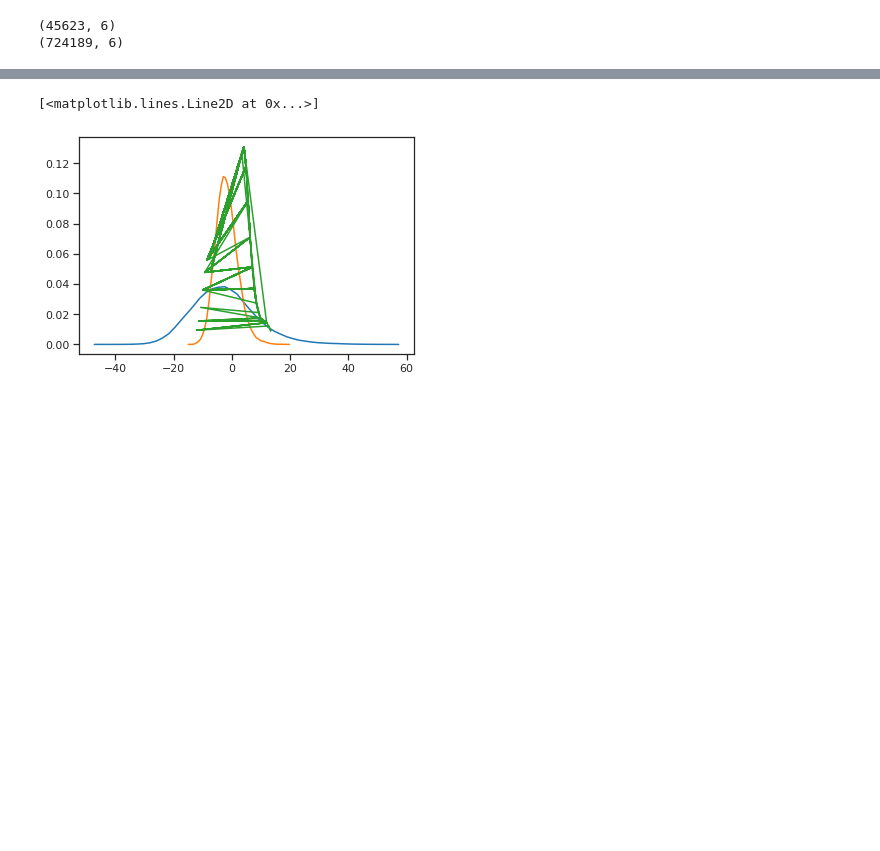
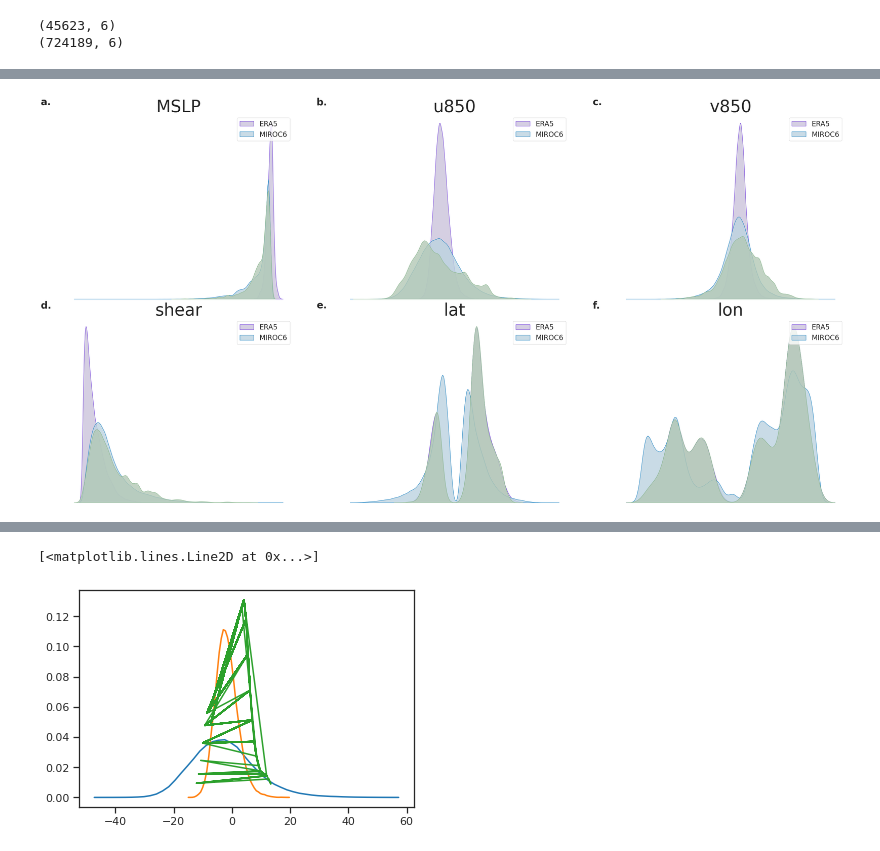
Before and after one commit to vosps/tropical_cyclone, a Jupyter notebook: tracking/variable_comparison.ipynb, the cells around one changed output, grey strips where cells are left out. Saved outputs shown, nothing was run; the diff lists cells and outputs as text; code cells hidden in the pictures; blank space fills up the shorter version.

```diff
--- a/tracking/variable_comparison.ipynb
+++ b/tracking/variable_comparison.ipynb
@@ -107,0 +216,79 @@ plt.show()
+# %%
+sns.set_context("notebook")
+fig, axes = plt.subplots(2,3, figsize=(40, 20))
+axes[0, 0].axis('off')
+axes[0, 1].axis('off')
+axes[0, 2].axis('off')
+axes[1, 0].axis('off')
+axes[1, 1].axis('off')
+axes[1, 2].axis('off')
+sns.set_style("ticks")
+
+# dorian
+# xlim_1 = (-80,-74)
+# ylim_1 = (23,29)
+# levels = [0, 30, 60, 90, 120, 150, 180, 210, 240, 270, 300, 350, 400, 500,550]
+# vmax=550
+sns.set_style("white")
+
+
+alpha=0.8
+# first kde plot
+
+sns.kdeplot(X_train[:,0].flatten(),fill=True,color='#cbc3db',ax=axes[0,0],alpha=alpha,edgecolor='#6f3bdb')
+sns.kdeplot(X_miroc[:,0].flatten(),fill=True,color='#bcd3e0',ax=axes[0,0],alpha=alpha,edgecolor='#1780c2')
+sns.kdeplot(fixed_mslp[:,0],fill=True,color='#b3c9b6',ax=axes[0,0],alpha=alpha,edgecolor='#86b58b')
+# # sns.kdeplot(mswep_real_2.flatten(),fill=True,color='#c3deba',ax=axes[0,0],alpha=alpha,edgecolor='#3b991c')
+axes[0,0].legend(['ERA5','MIROC6'],fontsize=20)
+axes[0,0].set_title('MSLP',fontsize=48)
+axes[0,0].text(-0.1, 1.05, 'a.', transform=axes[0,0].transAxes, size=28, weight='bold')
+
+# second kde plot
+sns.kdeplot(X_train[:,1].flatten(),fill=True,color='#cbc3db',ax=axes[0,1],alpha=alpha,edgecolor='#6f3bdb')
+sns.kdeplot(X_miroc[:,1].flatten(),fill=True,color='#bcd3e0',ax=axes[0,1],alpha=alpha,edgecolor='#1780c2')
+sns.kdeplot(fixed_u850[:,0],fill=True,color='#b3c9b6',ax=axes[0,1],alpha=alpha,edgecolor='#86b58b')
+# sns.kdeplot(mswep_real_2.flatten(),fill=True,color='#c3deba',ax=axes[0,1],alpha=alpha,edgecolor='#3b991c')
+axes[0,1].legend(['ERA5','MIROC6'],fontsize=20)
+axes[0,1].set_title('u850',fontsize=48)
+axes[0,1].text(-0.1, 1.05, 'b.', transform=axes[0,1].transAxes, size=28, weight='bold')
+
+# third kde plot
+sns.kdeplot(X_train[:,2],fill=True,color='#cbc3db',ax=axes[0,2],alpha=alpha,edgecolor='#6f3bdb')
+sns.kdeplot(X_miroc[:,2],fill=True,color='#bcd3e0',ax=axes[0,2],alpha=alpha,edgecolor='#1780c2')
+sns.kdeplot(fixed_v850[:,0],fill=True,color='#b3c9b6',ax=axes[0,2],alpha=alpha,edgecolor='#86b58b')
+# sns.kdeplot(mswep_real_2.flatten(),fill=True,color='#c3deba',ax=axes[0,2],alpha=alpha,edgecolor='#3b991c')
+axes[0,2].legend(['ERA5','MIROC6'],fontsize=20)
+axes[0,2].set_title('v850',fontsize=48)
+axes[0,2].text(-0.1, 1.05, 'c.', transform=axes[0,2].transAxes, size=28, weight='bold')
+
+# fourth kde plot
+sns.kdeplot(X_train[:,3],fill=True,color='#cbc3db',ax=axes[1,0],alpha=alpha,edgecolor='#6f3bdb')
+sns.kdeplot(X_miroc[:,3],fill=True,color='#bcd3e0',ax=axes[1,0],alpha=alpha,edgecolor='#1780c2')
+sns.kdeplot(fixed_shear[:,0],fill=True,color='#b3c9b6',ax=axes[1,0],alpha=alpha,edgecolor='#86b58b')
+# sns.kdeplot(mswep_real_2.flatten(),fill=True,color='#c3deba',ax=axes[0,2],alpha=alpha,edgecolor='#3b991c')
+axes[1,0].legend(['ERA5','MIROC6'],fontsize=20)
+axes[1,0].set_title('shear',fontsize=48)
+axes[1,0].text(-0.1, 1.05, 'd.', transform=axes[1,0].transAxes, size=28, weight='bold')
+
+# third kde plot
+sns.kdeplot(X_train[:,4],fill=True,color='#cbc3db',ax=axes[1,1],alpha=alpha,edgecolor='#6f3bdb')
+sns.kdeplot(X_miroc[:,4],fill=True,color='#bcd3e0',ax=axes[1,1],alpha=alpha,edgecolor='#1780c2')
+sns.kdeplot(fixed_lats[:,0],fill=True,color='#b3c9b6',ax=axes[1,1],alpha=alpha,edgecolor='#86b58b')
+# sns.kdeplot(mswep_real_2.flatten(),fill=True,color='#c3deba',ax=axes[0,2],alpha=alpha,edgecolor='#3b991c')
+axes[1,1].legend(['ERA5','MIROC6'],fontsize=20)
+axes[1,1].set_title('lat',fontsize=48)
+axes[1,1].text(-0.1, 1.05, 'e.', transform=axes[1,1].transAxes, size=28, weight='bold')
+
+# third kde plot
+sns.kdeplot(X_train[:,5],fill=True,color='#cbc3db',ax=axes[1,2],alpha=alpha,edgecolor='#6f3bdb')
+sns.kdeplot(X_miroc[:,5],fill=True,color='#bcd3e0',ax=axes[1,2],alpha=alpha,edgecolor='#1780c2')
+sns.kdeplot(fixed_lons[:,0],fill=True,color='#b3c9b6',alpha=alpha,edgecolor='#86b58b')
+# sns.kdeplot(mswep_real_2.flatten(),fill=True,color='#c3deba',ax=axes[0,2],alpha=alpha,edgecolor='#3b991c')
+axes[1,2].legend(['ERA5','MIROC6'],fontsize=20)
+axes[1,2].set_title('lon',fontsize=48)
+axes[1,2].text(-0.1, 1.05, 'f.', transform=axes[1,2].transAxes, size=28, weight='bold')
+
+plt.subplots_adjust(hspace=0.1)
+plt.savefig('miroc_vs_era5_2_corrected_subsample.png',bbox_inches='tight',transparent=False)
+# %% [output]
+[figure, added]
```
Also changed, not shown: parts of 12 cells of this notebook, 8 other files.
